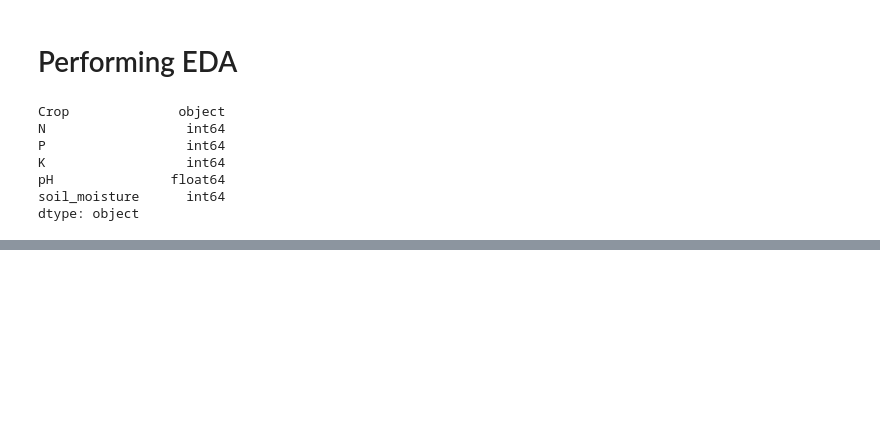
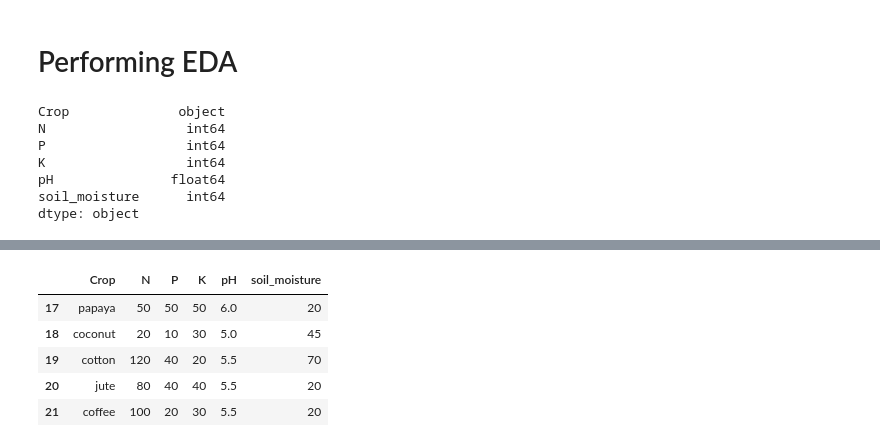
Before and after one commit to BibekRai44/Fertilizer-Recommendation, a Jupyter notebook: fertilizer recommendation.ipynb, the cells around one changed output, grey strips where cells are left out. Cells and saved outputs as stored; diff of their text form; code cells hidden in the pictures; blank space fills up the shorter version.

```diff
--- a/fertilizer recommendation.ipynb
+++ b/fertilizer recommendation.ipynb
@@ -59,0 +87,9 @@ dtype: object
+# %%
+df.tail()
+# %% [output]
+|  | Crop | N | P | K | pH | soil_moisture |
+| 17 | papaya | 50 | 50 | 50 | 6.0 | 20 |
+| 18 | coconut | 20 | 10 | 30 | 5.0 | 45 |
+| 19 | cotton | 120 | 40 | 20 | 5.5 | 70 |
+| 20 | jute | 80 | 40 | 40 | 5.5 | 20 |
+| 21 | coffee | 100 | 20 | 30 | 5.5 | 20 |
```
Also changed, not shown: parts of 17 cells of this notebook, 2 other files.
